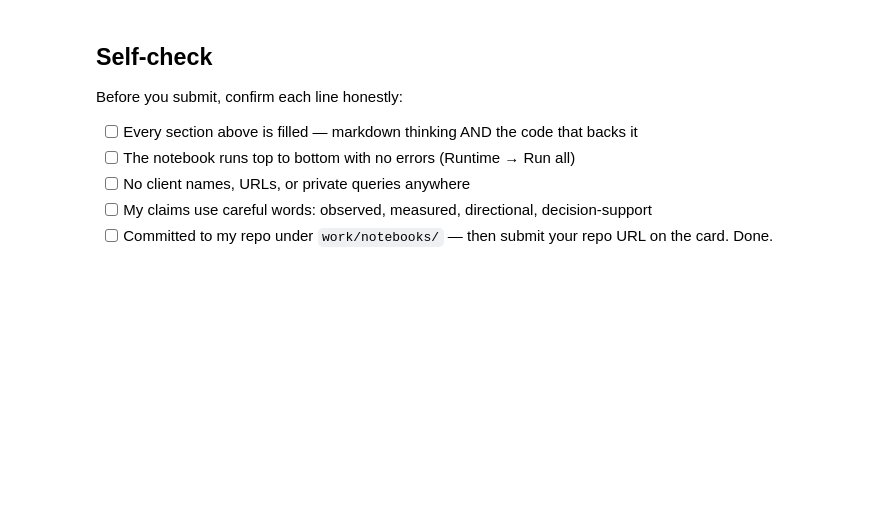
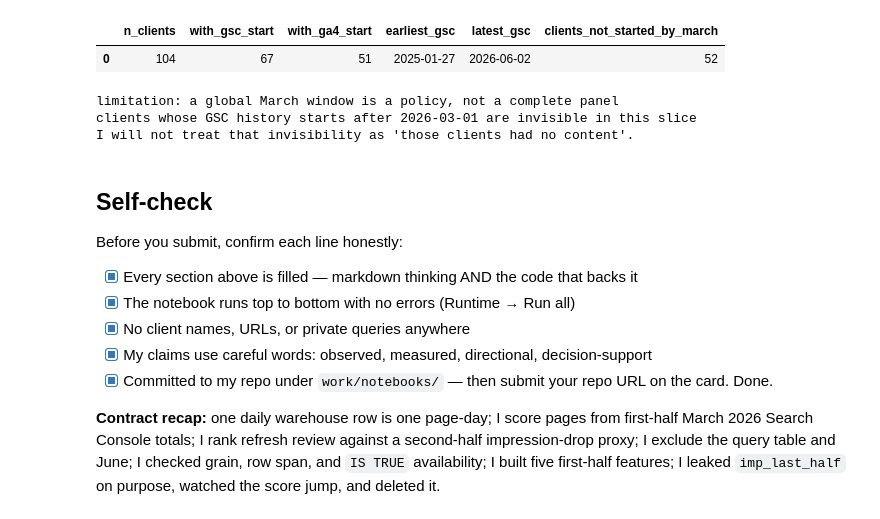
Before and after one commit to alikadirguzel/flyrankinternship, a Jupyter notebook: work/notebooks/w03_data_contract.ipynb, the cells around one changed output. Saved outputs shown, nothing was run; the diff lists cells and outputs as text; code cells hidden in the pictures; blank space fills up the shorter version.

```diff
--- a/work/notebooks/w03_data_contract.ipynb
+++ b/work/notebooks/w03_data_contract.ipynb
@@ -37,10 +467,36 @@ This skeleton is yours to fill. Work the sections **in order** — each one has
+# %%
+panel = con.sql(f'''
+    SELECT
+        COUNT(*) AS n_clients,
+        COUNT(gsc_data_start) AS with_gsc_start,
+        COUNT(ga4_data_start) AS with_ga4_start,
+        MIN(gsc_data_start) AS earliest_gsc,
+        MAX(gsc_data_start) AS latest_gsc,
+        COUNT(*) FILTER (
+            WHERE gsc_data_start IS NULL OR gsc_data_start > make_date(2026, 3, 1)
+        ) AS clients_not_started_by_march
+    FROM {DIM_CLIENTS}
+''').df()
+display(panel)
+
+print("limitation: a global March window is a policy, not a complete panel")
+print("clients whose GSC history starts after 2026-03-01 are invisible in this slice")
+print("I will not treat that invisibility as 'those clients had no content'.")
+# %% [output]
+|  | n_clients | with_gsc_start | with_ga4_start | earliest_gsc | latest_gsc | clients_not_started_by_march |
+| 0 | 104 | 67 | 51 | 2025-01-27 | 2026-06-02 | 52 |
+limitation: a global March window is a policy, not a complete panel
+clients whose GSC history starts after 2026-03-01 are invisible in this slice
+I will not treat that invisibility as 'those clients had no content'.
 # %% [markdown]
 ## Self-check
 
 Before you submit, confirm each line honestly:
 
-- [ ] Every section above is filled — markdown thinking AND the code that backs it
-- [ ] The notebook runs top to bottom with no errors (Runtime → Run all)
-- [ ] No client names, URLs, or private queries anywhere
-- [ ] My claims use careful words: observed, measured, directional, decision-support
-- [ ] Committed to my repo under `work/notebooks/` — then submit your repo URL on the card. Done.
+- [x] Every section above is filled — markdown thinking AND the code that backs it
+- [x] The notebook runs top to bottom with no errors (Runtime → Run all)
+- [x] No client names, URLs, or private queries anywhere
+- [x] My claims use careful words: observed, measured, directional, decision-support
+- [x] Committed to my repo under `work/notebooks/` — then submit your repo URL on the card. Done.
+
+**Contract recap:** one daily warehouse row is one page-day; I score pages from first-half March 2026 Search Console totals; I rank refresh review against a second-half impression-drop proxy; I exclude the query table and June; I checked grain, row span, and `IS TRUE` availability; I built five first-half features; I leaked `imp_last_half` on purpose, watched the score jump, and deleted it.
```
Also changed, not shown: parts of 26 cells of this notebook.
